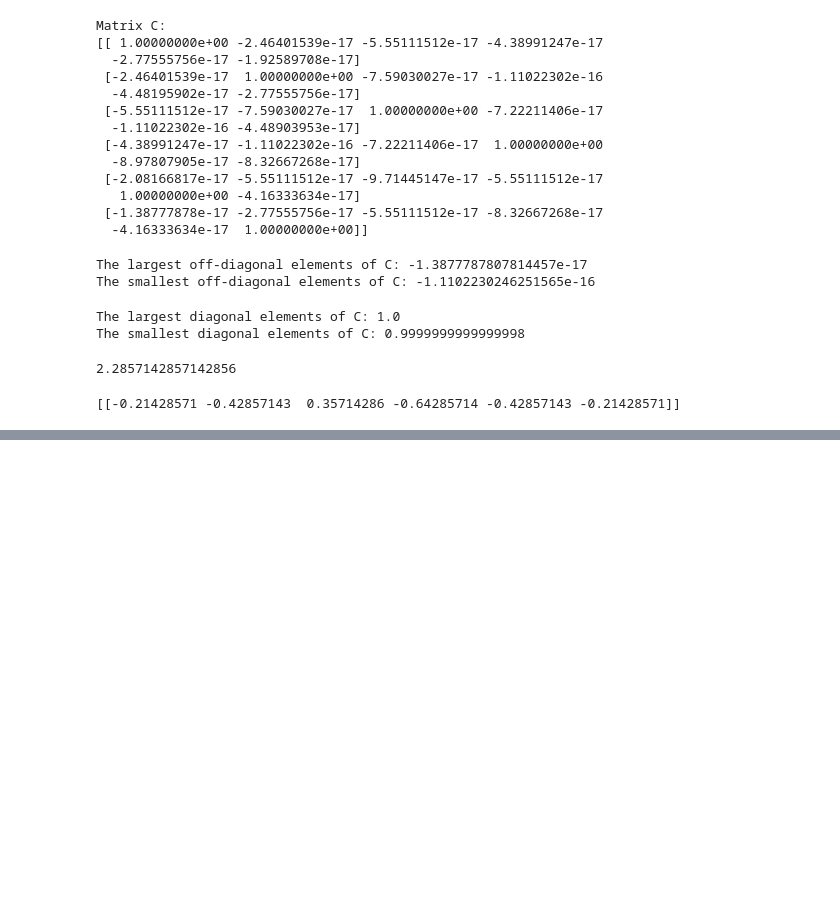
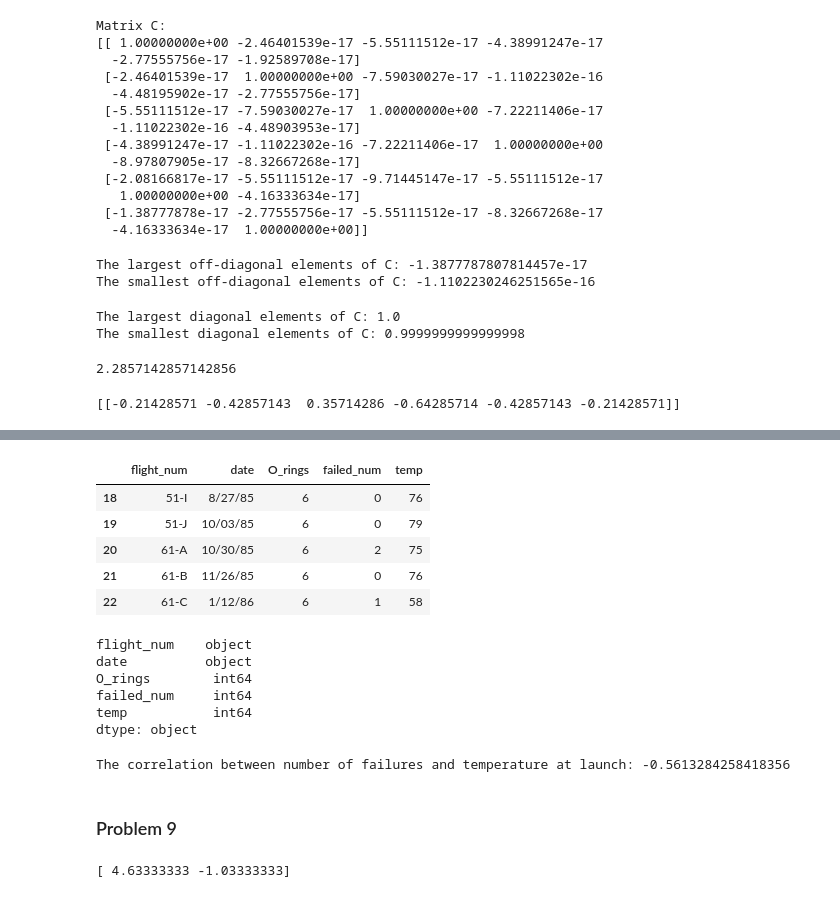
Before and after one commit to sgwlee96/STA-141C, a Jupyter notebook: Sungwon_Lee_hw1.ipynb, the cells around one changed output, grey strips where cells are left out. Saved outputs shown, nothing was run; the diff lists cells and outputs as text; code cells hidden in the pictures; blank space fills up the shorter version.

```diff
--- a/Sungwon_Lee_hw1.ipynb
+++ b/Sungwon_Lee_hw1.ipynb
@@ -244,0 +335,33 @@ matrix([[ 0.92857143, -0.14285714, -0.21428571, -0.21428571, -0.14285714,
+# %%
+# Drop the row that contains NA (Here, it is the last row)
+df.drop([23],inplace=True)
+df.tail()
+# %% [output]
+|  | flight_num | date | O_rings | failed_num | temp |
+| 18 | 51-I | 8/27/85 | 6 | 0 | 76 |
+| 19 | 51-J | 10/03/85 | 6 | 0 | 79 |
+| 20 | 61-A | 10/30/85 | 6 | 2 | 75 |
+| 21 | 61-B | 11/26/85 | 6 | 0 | 76 |
+| 22 | 61-C | 1/12/86 | 6 | 1 | 58 |
+# %%
+# Since failed number column type is object,
+# convert it to int64 type
+df['failed_num'] = pd.to_numeric(df['failed_num'])
+
+df.dtypes
+# %% [output]
+flight_num    object
+date          object
+O_rings        int64
+failed_num     int64
+temp           int64
+dtype: object
+# %%
+# Compute correlation between number of failures and temperature at launch
+corr = df['failed_num'].corr(df['temp'])
+
+print(f"The correlation between number of failures and temperature at launch: {corr}")
+# %% [output]
+The correlation between number of failures and temperature at launch: -0.5613284258418356
+# %% [markdown]
+### Problem 9
@@ -244,0 +372,8 @@ matrix([[ 0.92857143, -0.14285714, -0.21428571, -0.21428571, -0.14285714,
+# %%
+A = np.array([ [3,-9], [2,4] ])
+b = np.array([-42,2])
+k = 2
+
+print(solve_power(A,k,b))
+# %% [output]
+[ 4.63333333 -1.03333333]
```
Also changed, not shown: parts of 12 cells of this notebook.
